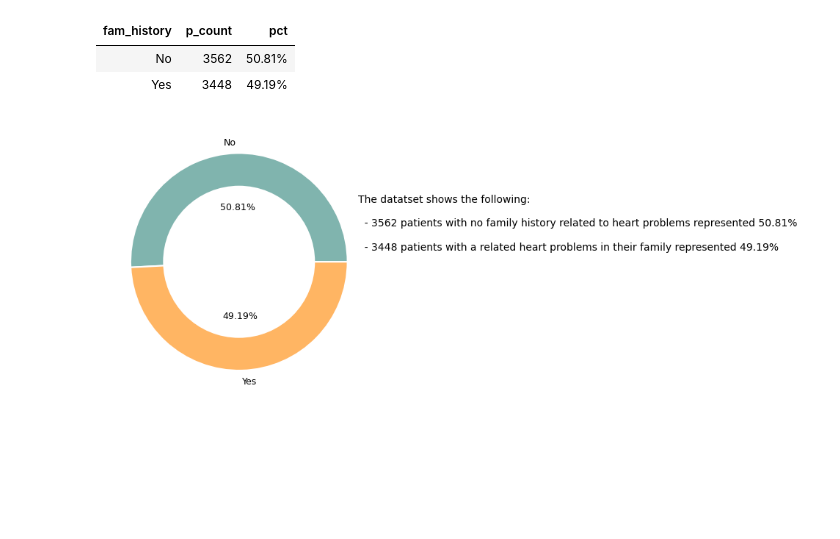
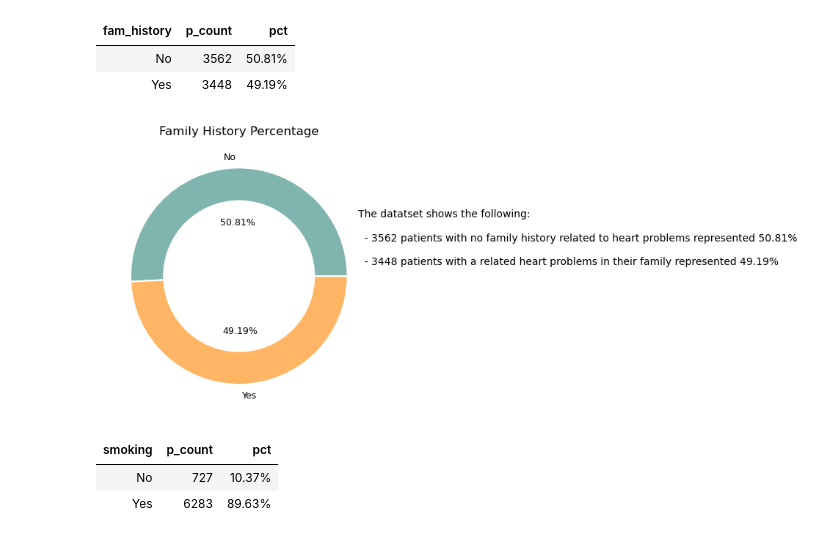
Before and after one commit to hend-a-ghafour/Heart_Attack_Risk_Analysis, a Jupyter notebook: Heart_Attack_Risk_Analysis.ipynb, the cells around one changed output. Drawn from its saved outputs; the diff is of its cells as text; code cells hidden in the pictures; blank space fills up the shorter version.

```diff
--- a/Heart_Attack_Risk_Analysis.ipynb
+++ b/Heart_Attack_Risk_Analysis.ipynb
@@ -684,16 +684,26 @@ family_history.style.hide().format({'pct':'{:,.2%}'})
 # %%
 labels = family_history['fam_history'].to_list()
 text = '''
 The datatset shows the following:
 \n  - 3562 patients with no family history related to heart problems represented 50.81%
 \n  - 3448 patients with a related heart problems in their family represented 49.19%
 '''
 plt.pie(family_history.p_count, labels = labels, autopct='%1.2f%%',colors=['#80B4ae','#ffb563'],radius=1,
        labeldistance=1.1,wedgeprops={'linewidth':1.5,'edgecolor':'white'},
        pctdistance=.5,textprops={'fontsize': 9})
 cc=plt.Circle((0,0),.7,fc='white')
 fig=plt.gcf()
 fig.gca().add_artist(cc)
-plt.text(1.1,0,text);
+plt.text(1.1,0,text)
+plt.title('Family History Percentage');
 # %% [output]
-[figure, old version]
+[figure, new version]
+# %%
+smoking_class = df.groupby('smoking').p_id.nunique().reset_index().rename(columns={'p_id':'p_count'})
+smoking_class['smoking']=np.where(smoking_class.smoking ==0,'No','Yes')
+smoking_class['pct']=smoking_class.p_count/smoking_class.p_count.sum()
+smoking_class.style.hide().format({'pct':"{:,.2%}"})
+# %% [output]
+| smoking | p_count | pct |
+| No | 727 | 10.37% |
+| Yes | 6283 | 89.63% |
```
Also changed, not shown: parts of 3 cells of this notebook.
